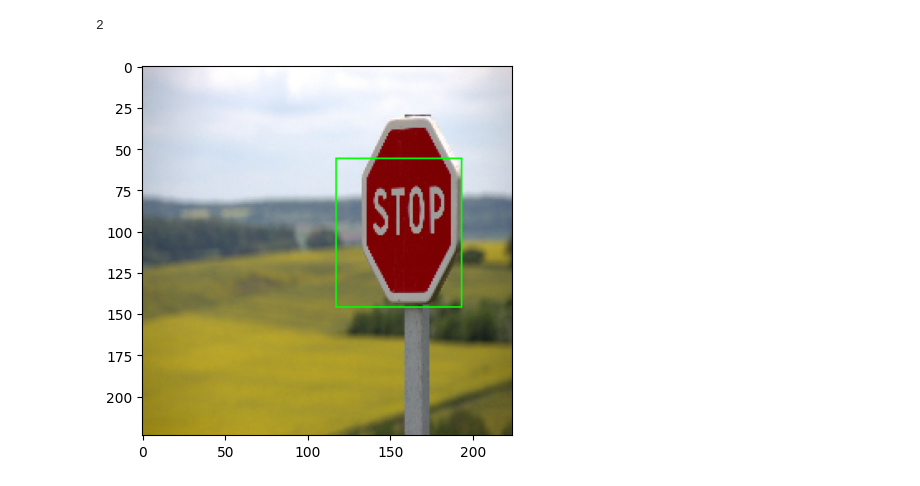
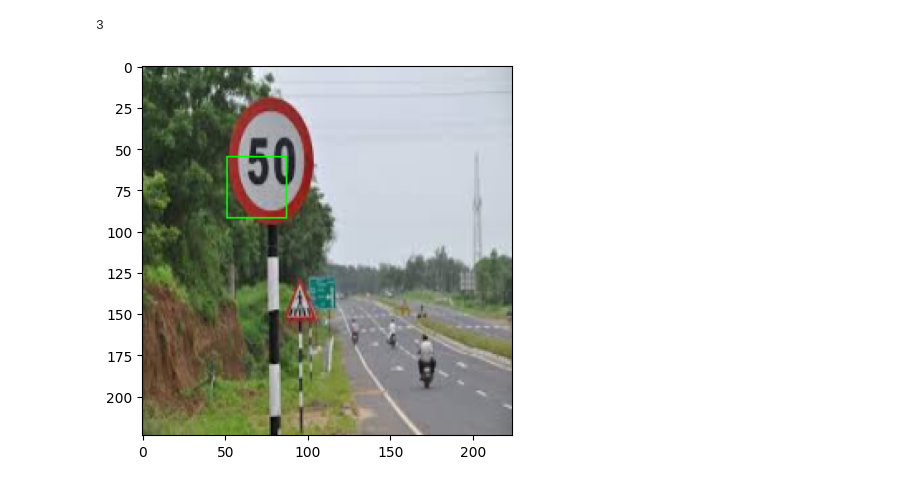
Before and after one commit to VMD121199/road-sign-detection, a Jupyter notebook: notebooks/predict.ipynb, the cells around one changed output. Drawn from its saved outputs; the diff is of its cells as text; code cells hidden in the pictures.

```diff
--- a/notebooks/predict.ipynb
+++ b/notebooks/predict.ipynb
@@ -27,6 +27,6 @@ Non-trainable params: 20,024,384
 __________________________________________________________________________________________________
 # %%
-img_org = cv2.imread("../data/tests/stop-634941_1280.jpg")
+img_org = cv2.imread("../data/tests/images.jpeg")
 img_org = cv2.resize(img_org, (224, 224))
 # img = img / 255.0
 plt.imshow(cv2.cvtColor(img_org, cv2.COLOR_BGR2RGB))
@@ -49,14 +45,17 @@ label = np.argmax(prediction[1], axis=1)
 # %%
 label[0]
 # %% [output]
-2
+3
 # %%
-bbox = np.array(bbox, dtype=int)
+x, y, w, h = np.array(bbox, dtype=int)
+# %%
+x_tl = int(x - w / 2)
+y_tl = int(y - h / 2)
+x_br = int(x + w / 2)
+y_br = int(y + h / 2)
 # %%
-image = cv2.rectangle(
-    img_org, (bbox[0], bbox[1]), (bbox[2], bbox[3]), (0, 255, 0)
-)
+image = cv2.rectangle(img_org, (x_tl, y_tl), (x_br, y_br), (0, 255, 0))
 plt.imshow(cv2.cvtColor(image, cv2.COLOR_BGR2RGB))
 plt.show()
 # %% [output]
-[figure, old version]
+[figure, new version]
```
Also changed, not shown: parts of 4 cells of this notebook, 2 other files.
